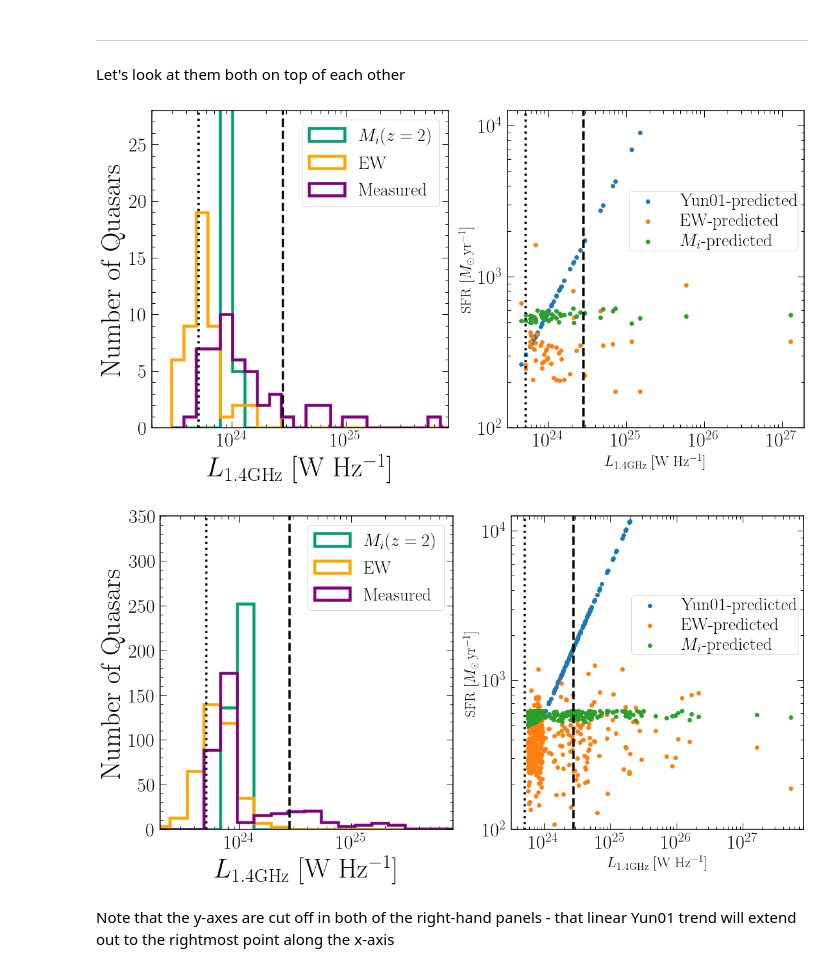
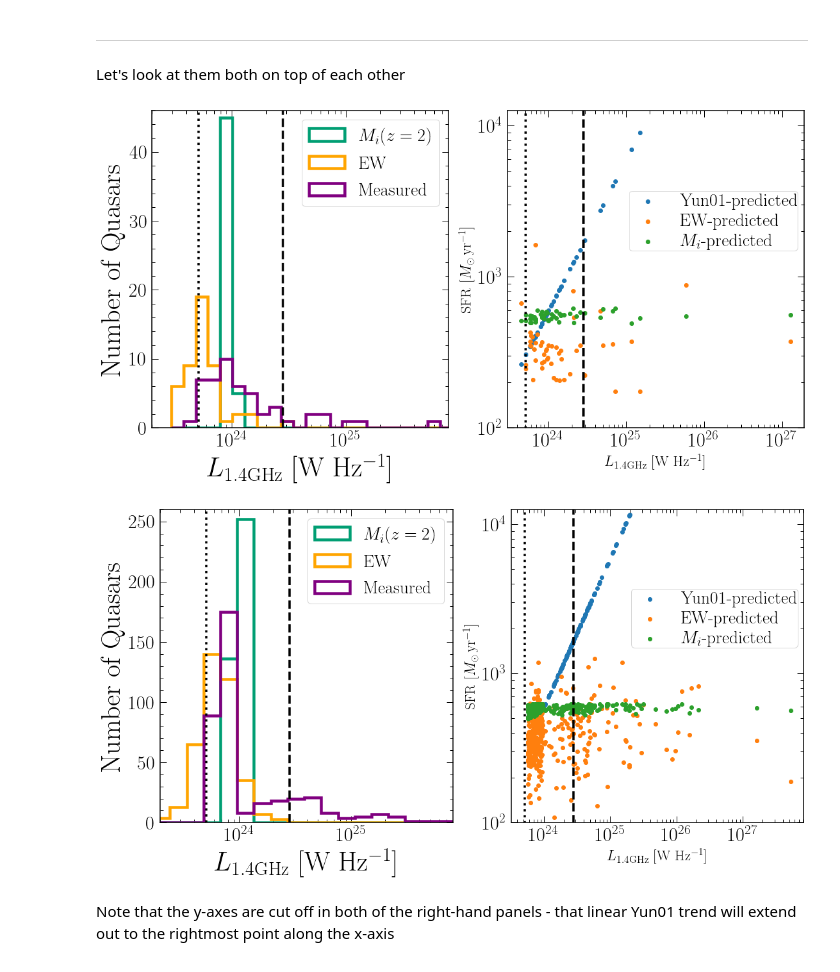
Before and after one commit to RichardsGroup/VLA2018b, a Jupyter notebook: SFRs_LOFAR.ipynb, the cells around one changed output. Drawn from its saved outputs; the diff is of its cells as text; code cells hidden in the pictures.

```diff
--- a/SFRs_LOFAR.ipynb
+++ b/SFRs_LOFAR.ipynb
@@ -235,7 +235,7 @@ ax[0].hist([L14_vla, L14_eqw_vla, L14_Mi_vla], histtype="step", bins=bins_vla, c
 
 ax[0].plot([10**24.45,10**24.45],[0,380],"--k",linewidth=3.5) #label="AGN dominate"
 ax[0].plot([10**23.71,10**23.71],[0,380],":k",linewidth=3.5)  #label="Intended Flux Den. Limit"
-ax[0].set_ylim([0,28])
+ax[0].set_ylim([0,46])
 ax[0].set_xlim([10.**23.3,10.**25.9])
 ax[0].set_xscale("log")
 ax[0].set_xlabel("$L_\mathrm{1.4GHz}$ [W Hz$^{-1}$]",fontsize=42.5)
@@ -261,36 +261,36 @@ plt.show()
 
 fig, axs = plt.subplots(1, 2, figsize=(18,9))
 
 axs[0].hist([L14_lof, L14_eqw_lof, L14_Mi_lof], histtype="step", bins=bins_lof, color=["purple", "#ffa500", "#009e73"],
           label=["Measured", "EW", "$M_i(z=2)$"],
           linewidth=4.5)
 
 axs[0].plot([10**24.45,10**24.45],[0,380],"--k",linewidth=3.5) #label="AGN dominate"
 axs[0].plot([10**23.71,10**23.71],[0,380],":k",linewidth=3.5)  #label="Intended Flux Den. Limit"
-axs[0].set_ylim([0,350])
+axs[0].set_ylim([0,260])
 axs[0].set_xlim([10.**23.3,10.**25.9])
 axs[0].set_xscale("log")
 axs[0].set_xlabel("$L_\mathrm{1.4GHz}$ [W Hz$^{-1}$]",fontsize=42.5)
 axs[0].set_ylabel("Number of Quasars",fontsize=42.5)
 axs[0].legend(loc="upper right", frameon=True, prop={"size":27.5})
 axs[0].tick_params(axis='both', which='major', labelsize=30)
 
 axs[1].scatter(L14_lof, SFR_L14(radluminosity(1.4, .144, S144, -0.7, z_lofar)), label="Yun01-predicted")
 axs[1].scatter(L14_lof, SFR_eqw(ew_lofar), label="EW-predicted")
 axs[1].scatter(L14_lof, SFR_Mi(Mi_lofar), label="$M_{i}$-predicted")
 axs[1].plot([10**24.45,10**24.45],[10**-2,10**7],"--k",linewidth=3.5)#,label="AGN dominate")
 axs[1].plot([10**23.71,10**23.71],[10**-2,10**7],":k",linewidth=3.5)#,label="Intended Flux Den. Limit")
 axs[1].set_xscale("log")
 axs[1].set_yscale("log")
 axs[1].set_ylim(100, 10**4.1)
 #axs[1].set_xlim(10**23.55, 10**27.55)
 axs[1].set_xlabel("$L_\mathrm{1.4GHz}$ [W Hz$^{-1}$]",fontsize=22.5)
 axs[1].set_ylabel("SFR [$M_{\odot}$\,$\mathrm{ yr}^{-1}$]",fontsize=22.5)
 axs[1].legend(bbox_to_anchor=(0.38,0.775), prop={"size":27.5}, borderpad=0.05, labelspacing=0.11)
 axs[1].tick_params(axis='both', which='major', labelsize=30)
 # %% [output]
-[figure, old version]
+[figure, new version]
-[figure, old version]
+[figure, new version]
 # %% [markdown]
 Note that the y-axes are cut off in both of the right-hand panels - that linear Yun01 trend will extend out to the rightmost point along the x-axis
 # %%
```
